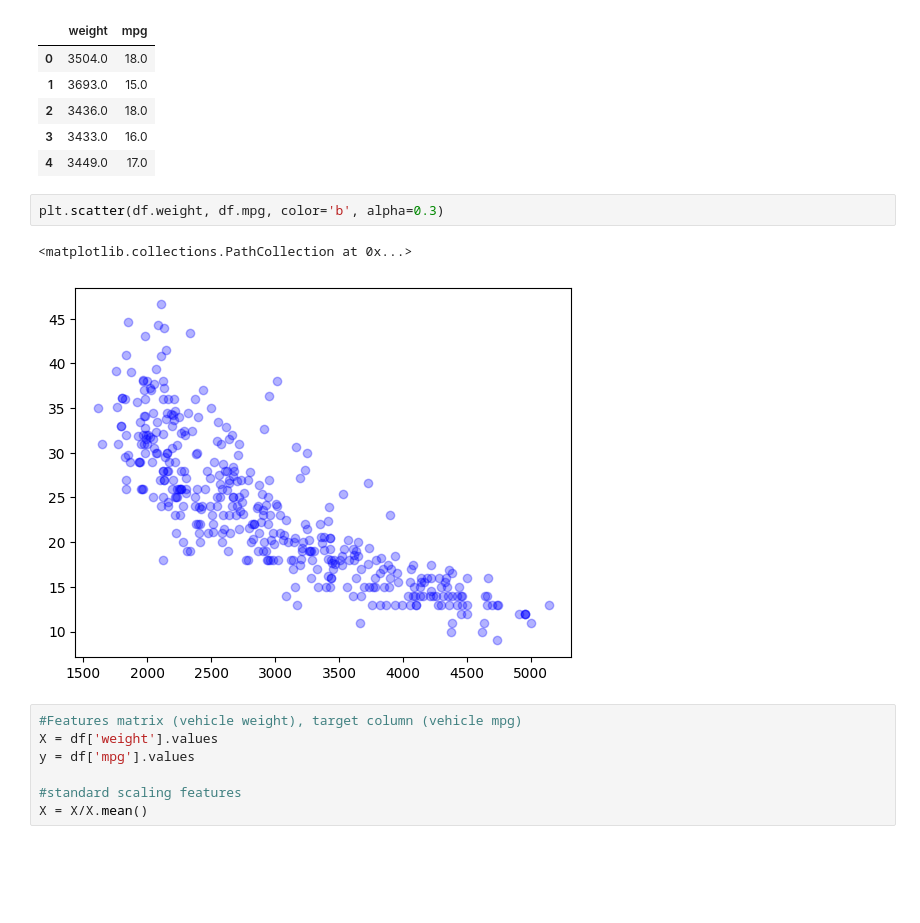
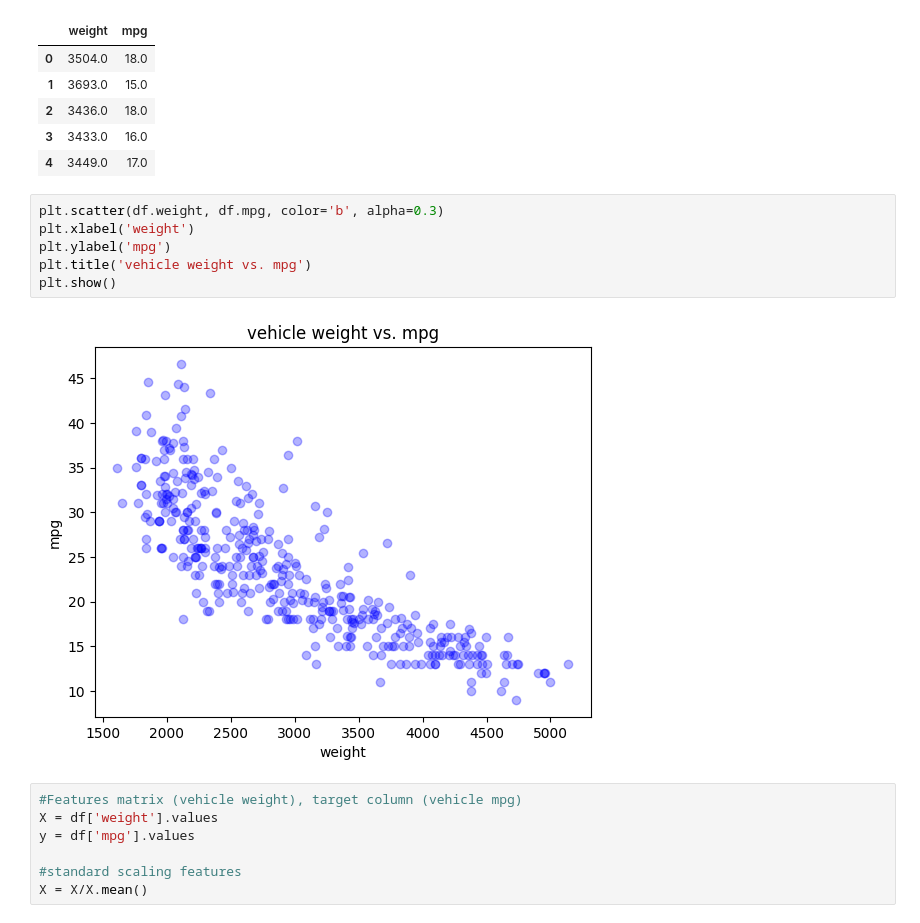
Before and after one commit to ajarkas/gradient-descent-from-scratch, a Jupyter notebook: gradient-descent-from-scratch.ipynb, the cells around one changed output. Cells and saved outputs as stored; diff of their text form; blank space fills up the shorter version.

```diff
--- a/gradient-descent-from-scratch.ipynb
+++ b/gradient-descent-from-scratch.ipynb
@@ -22,9 +22,12 @@ df.head()
 | 4 | 3449.0 | 17.0 |
 # %%
 plt.scatter(df.weight, df.mpg, color='b', alpha=0.3)
+plt.xlabel('weight')
+plt.ylabel('mpg')
+plt.title('vehicle weight vs. mpg')
+plt.show()
 # %% [output]
-<matplotlib.collections.PathCollection at 0x...>
-[figure, old version]
+[figure, new version]
 # %%
 #Features matrix (vehicle weight), target column (vehicle mpg)
 X = df['weight'].values
```
